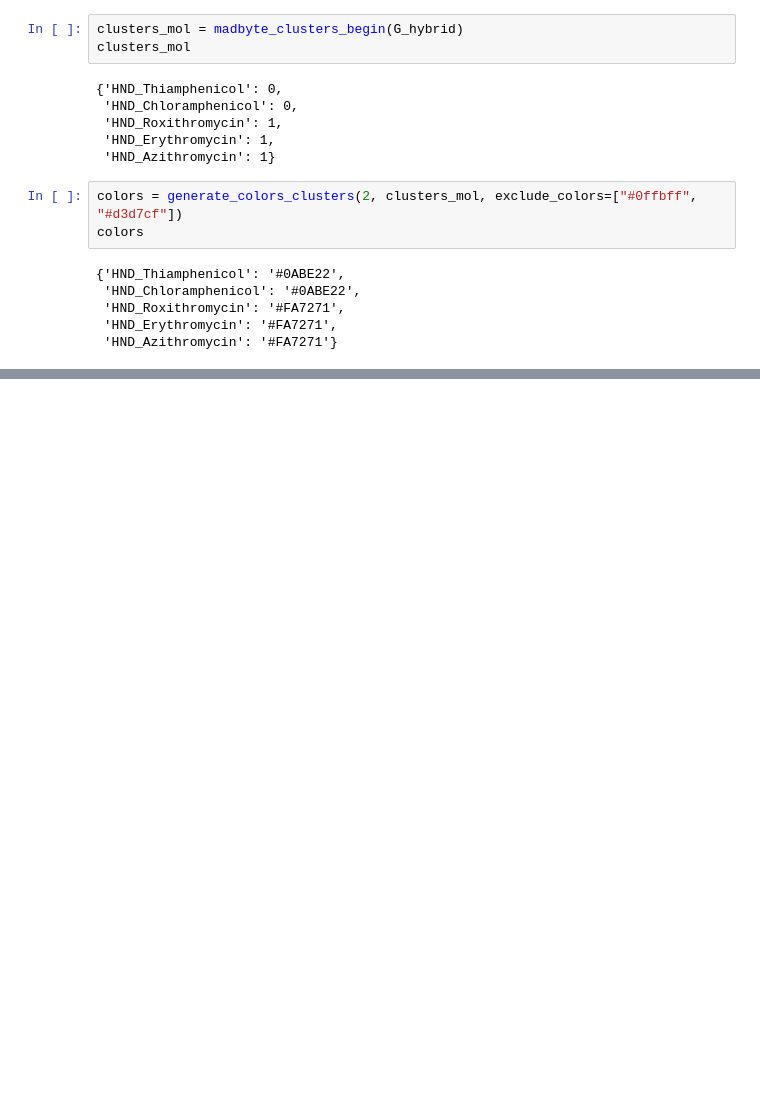
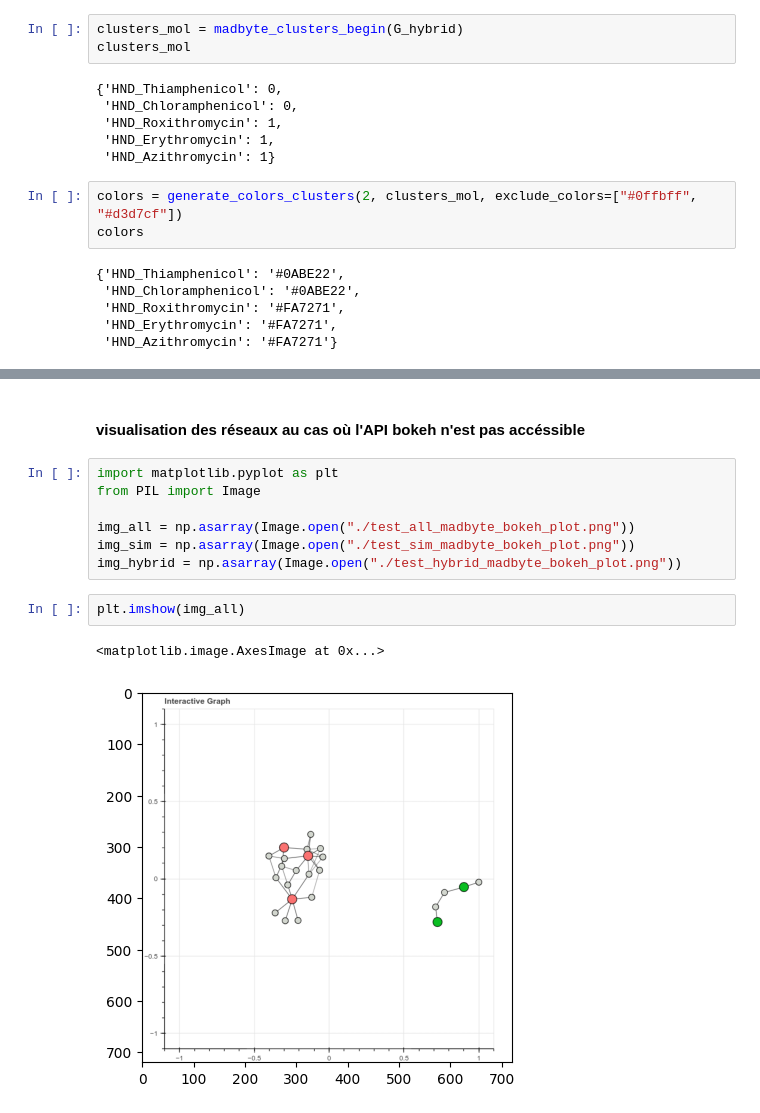
Before and after one commit to MbeHenri/memoire, a Jupyter notebook: bagging.ipynb, the cells around one changed output, grey strips where cells are left out. Drawn from its saved outputs; the diff is of its cells as text; blank space fills up the shorter version.

Commit message:
ajout d'image dans le notebook

```diff
--- a/bagging.ipynb
+++ b/bagging.ipynb
@@ -109,3 +109,17 @@ Loading BokehJS ...
 [interactive output not drawn]
 [interactive output not drawn]
 [interactive output not drawn]
+# %% [markdown]
+#### visualisation des réseaux au cas où l'API bokeh n'est pas accéssible
+# %%
+import matplotlib.pyplot as plt
+from PIL import Image
+
+img_all = np.asarray(Image.open("./test_all_madbyte_bokeh_plot.png"))
+img_sim = np.asarray(Image.open("./test_sim_madbyte_bokeh_plot.png"))
+img_hybrid = np.asarray(Image.open("./test_hybrid_madbyte_bokeh_plot.png"))
+# %%
+plt.imshow(img_all)
+# %% [output]
+<matplotlib.image.AxesImage at 0x...>
+[figure, added]
```
Also changed, not shown: parts of 2 cells of this notebook, 1 other file.
